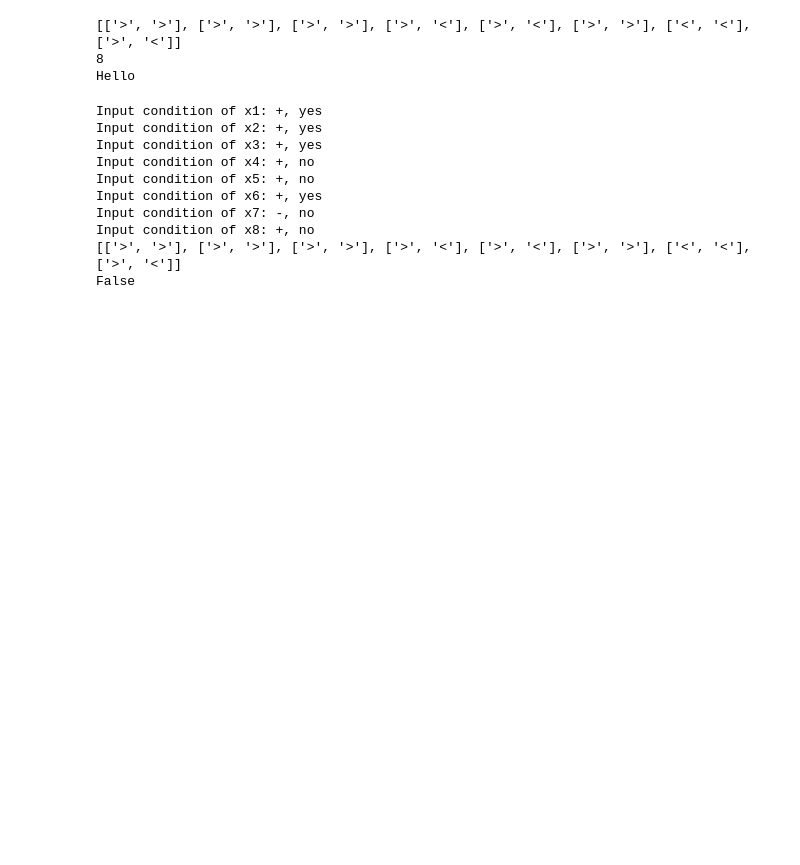
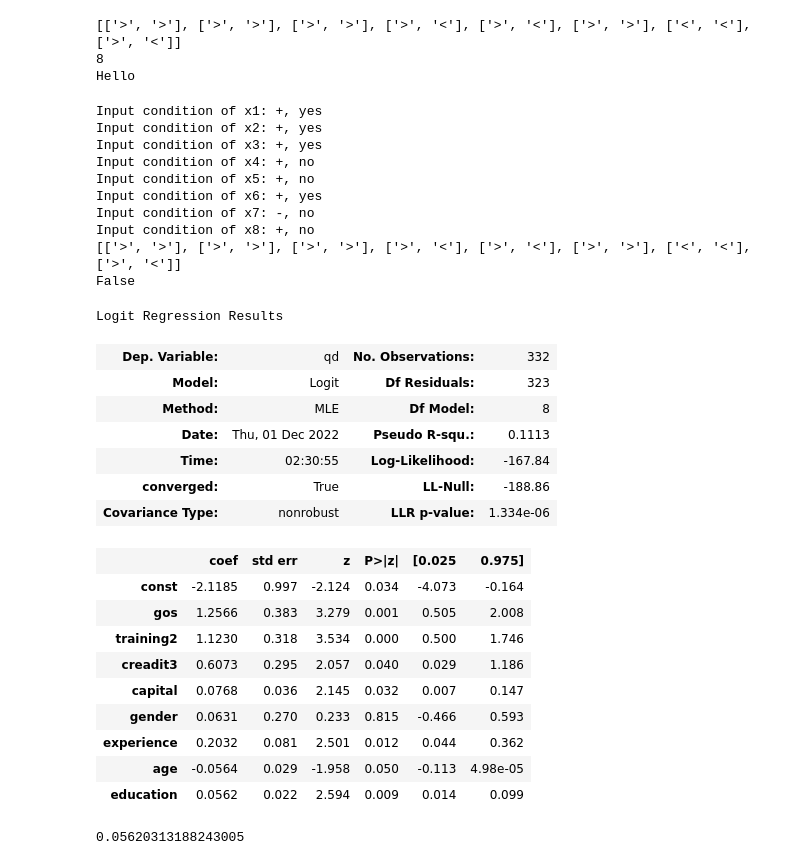
Before and after one commit to tnvuhai/LogisticsRegressionMedical, a Jupyter notebook: test.ipynb, the cells around one changed output. Saved outputs shown, nothing was run; the diff lists cells and outputs as text; code cells hidden in the pictures; blank space fills up the shorter version.

```diff
--- a/test.ipynb
+++ b/test.ipynb
@@ -191,4 +235,41 @@ Input condition of x8: +, no
 [['>', '>'], ['>', '>'], ['>', '>'], ['>', '<'], ['>', '<'], ['>', '>'], ['<', '<'], ['>', '<']]
 False
 # %%
-"1,1".split(", ")
+import statsmodels.api as sm
+
+#display(result.summary())
+
+# ListCoef = [exec(f"x{i}ZValue = ") for i in range(1:9)]
+
+X_train, X_test, y_train, y_test = train_test_split(dataset[["gos","training2","creadit3","capital","gender","experience","age","education"]],dataset["qd"], test_size = 0.05, random_state = 1)
+logit_model = sm.Logit(y_train,sm.add_constant(X_train))
+#logit_model = sm.Logit(y_train,X_train)
+result = logit_model.fit(disp=0)
+
+x3ZValue = result.tvalues[2]
+x5ZValue = result.tvalues[4]
+
+x3Coef = result.params[8]
+x5Coef = result.params[4]
+display(result.summary())
+print(x3Coef)
+# %% [output]
+Logit Regression Results
+| Dep. Variable: | qd | No. Observations: | 332 |
+| Model: | Logit | Df Residuals: | 323 |
+| Method: | MLE | Df Model: | 8 |
+| Date: | Thu, 01 Dec 2022 | Pseudo R-squ.: | 0.1113 |
+| Time: | 02:30:55 | Log-Likelihood: | -167.84 |
+| converged: | True | LL-Null: | -188.86 |
+| Covariance Type: | nonrobust | LLR p-value: | 1.334e-06 |
+|  | coef | std err | z | P>|z| | [0.025 | 0.975] |
+| const | -2.1185 | 0.997 | -2.124 | 0.034 | -4.073 | -0.164 |
+| gos | 1.2566 | 0.383 | 3.279 | 0.001 | 0.505 | 2.008 |
+| training2 | 1.1230 | 0.318 | 3.534 | 0.000 | 0.500 | 1.746 |
+| creadit3 | 0.6073 | 0.295 | 2.057 | 0.040 | 0.029 | 1.186 |
+| capital | 0.0768 | 0.036 | 2.145 | 0.032 | 0.007 | 0.147 |
+| gender | 0.0631 | 0.270 | 0.233 | 0.815 | -0.466 | 0.593 |
+| experience | 0.2032 | 0.081 | 2.501 | 0.012 | 0.044 | 0.362 |
+| age | -0.0564 | 0.029 | -1.958 | 0.050 | -0.113 | 4.98e-05 |
+| education | 0.0562 | 0.022 | 2.594 | 0.009 | 0.014 | 0.099 |
+0.05620313188243005
```
Also changed, not shown: parts of 9 cells of this notebook, 5 other files.
